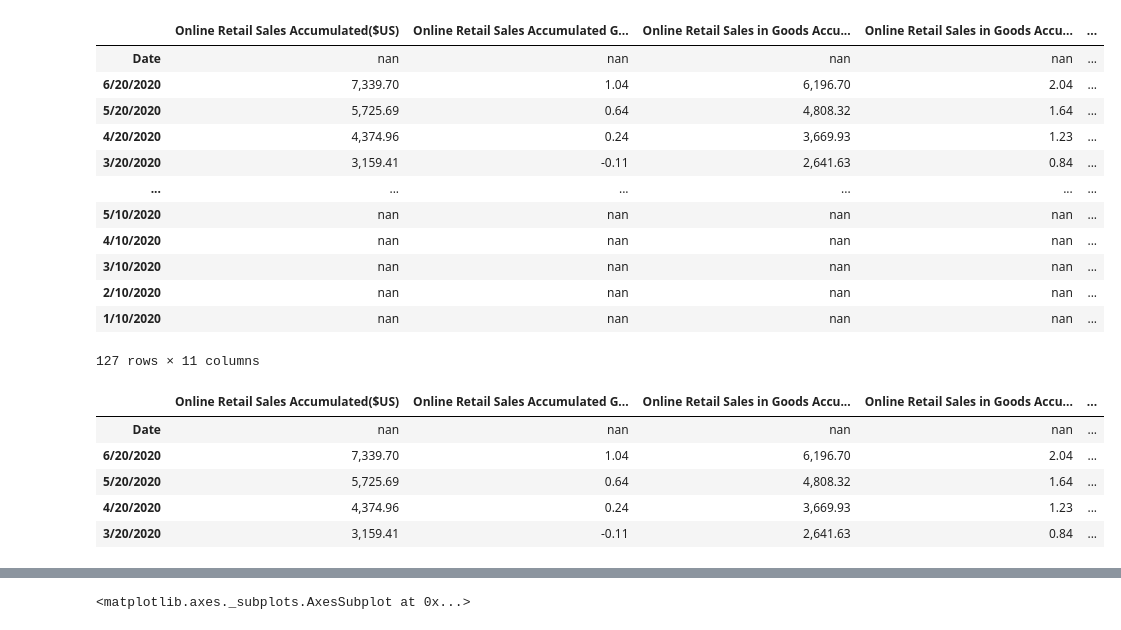
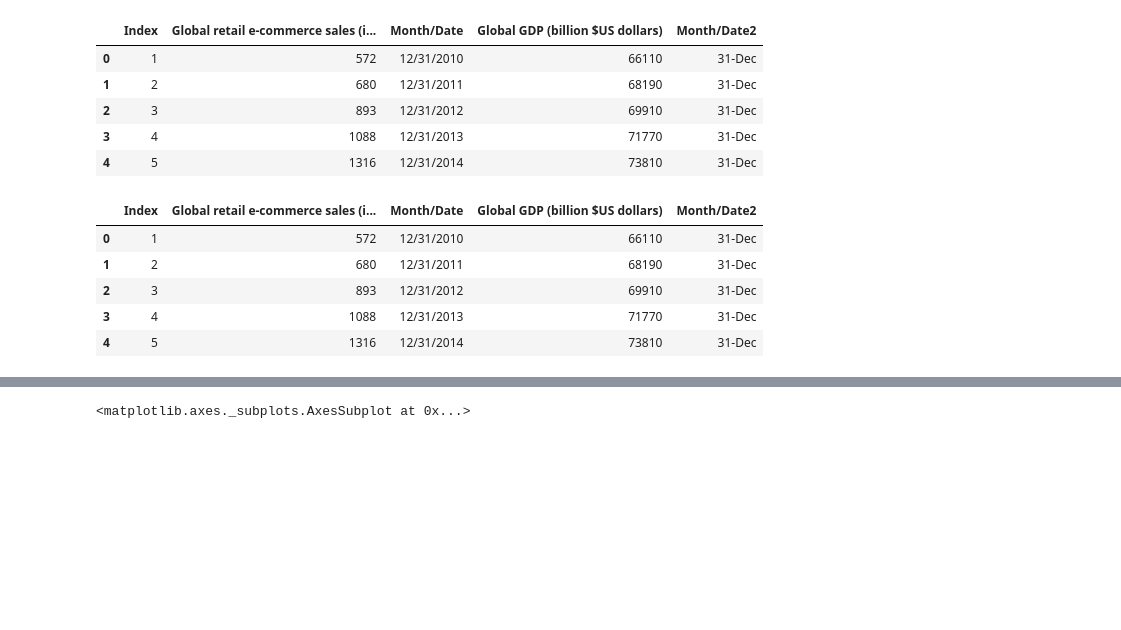
Before and after one commit to jeffhoffmanmba/Project1_eCommerce_Trends, a Jupyter notebook: China_Germany_othr_globe_final/Resources/china.ipynb, the cells around one changed output, grey strips where cells are left out. Saved outputs shown, nothing was run; the diff lists cells and outputs as text; code cells hidden in the pictures; blank space fills up the shorter version.

```diff
--- a/China_Germany_othr_globe_final/Resources/china.ipynb
+++ b/China_Germany_othr_globe_final/Resources/china.ipynb
@@ -16,30 +16,25 @@ from pandas.plotting import register_matplotlib_converters
 register_matplotlib_converters()
 # %%
 #Read in the China Data CSV to Dataframe
-from pandas import read_csv
-China_data_df = read_csv('china_cleaned_up_data1.csv', header=0, parse_dates=[0], index_col=0, squeeze=True)
-China_data_df
+China_data_df = pd.read_csv('../Resources/global.csv')
+China_data_df.head()
 # %% [output]
-|  | Online Retail Sales Accumulated($US) | Online Retail Sales Accumulated G... | Online Retail Sales in Goods Accu... | Online Retail Sales in Goods Accu... | ... |
-| Date | nan | nan | nan | nan | ... |
-| 6/20/2020 | 7,339.70 | 1.04 | 6,196.70 | 2.04 | ... |
-| 5/20/2020 | 5,725.69 | 0.64 | 4,808.32 | 1.64 | ... |
-| 4/20/2020 | 4,374.96 | 0.24 | 3,669.93 | 1.23 | ... |
-| 3/20/2020 | 3,159.41 | -0.11 | 2,641.63 | 0.84 | ... |
-| ... | ... | ... | ... | ... | ... |
-| 5/10/2020 | nan | nan | nan | nan | ... |
-| 4/10/2020 | nan | nan | nan | nan | ... |
-| 3/10/2020 | nan | nan | nan | nan | ... |
-| 2/10/2020 | nan | nan | nan | nan | ... |
-| 1/10/2020 | nan | nan | nan | nan | ... |
+|  | Index | Global retail e-commerce sales (i... | Month/Date | Global GDP (billion $US dollars) | Month/Date2 |
+| 0 | 1 | 572 | 12/31/2010 | 66110 | 31-Dec |
+| 1 | 2 | 680 | 12/31/2011 | 68190 | 31-Dec |
+| 2 | 3 | 893 | 12/31/2012 | 69910 | 31-Dec |
+| 3 | 4 | 1088 | 12/31/2013 | 71770 | 31-Dec |
+| 4 | 5 | 1316 | 12/31/2014 | 73810 | 31-Dec |
-127 rows × 11 columns
 # %%
+China_data_df.dropna(how='any', inplace=True)
+China_data_df.head()
+
 pd.options.display.float_format = "{:,.2f}".format
 China_data_df.head()
 # %% [output]
-|  | Online Retail Sales Accumulated($US) | Online Retail Sales Accumulated G... | Online Retail Sales in Goods Accu... | Online Retail Sales in Goods Accu... | ... |
-| Date | nan | nan | nan | nan | ... |
-| 6/20/2020 | 7,339.70 | 1.04 | 6,196.70 | 2.04 | ... |
-| 5/20/2020 | 5,725.69 | 0.64 | 4,808.32 | 1.64 | ... |
-| 4/20/2020 | 4,374.96 | 0.24 | 3,669.93 | 1.23 | ... |
-| 3/20/2020 | 3,159.41 | -0.11 | 2,641.63 | 0.84 | ... |
+|  | Index | Global retail e-commerce sales (i... | Month/Date | Global GDP (billion $US dollars) | Month/Date2 |
+| 0 | 1 | 572 | 12/31/2010 | 66110 | 31-Dec |
+| 1 | 2 | 680 | 12/31/2011 | 68190 | 31-Dec |
+| 2 | 3 | 893 | 12/31/2012 | 69910 | 31-Dec |
+| 3 | 4 | 1088 | 12/31/2013 | 71770 | 31-Dec |
+| 4 | 5 | 1316 | 12/31/2014 | 73810 | 31-Dec |
```
Also changed, not shown: parts of 6 cells of this notebook, 4 other files.
